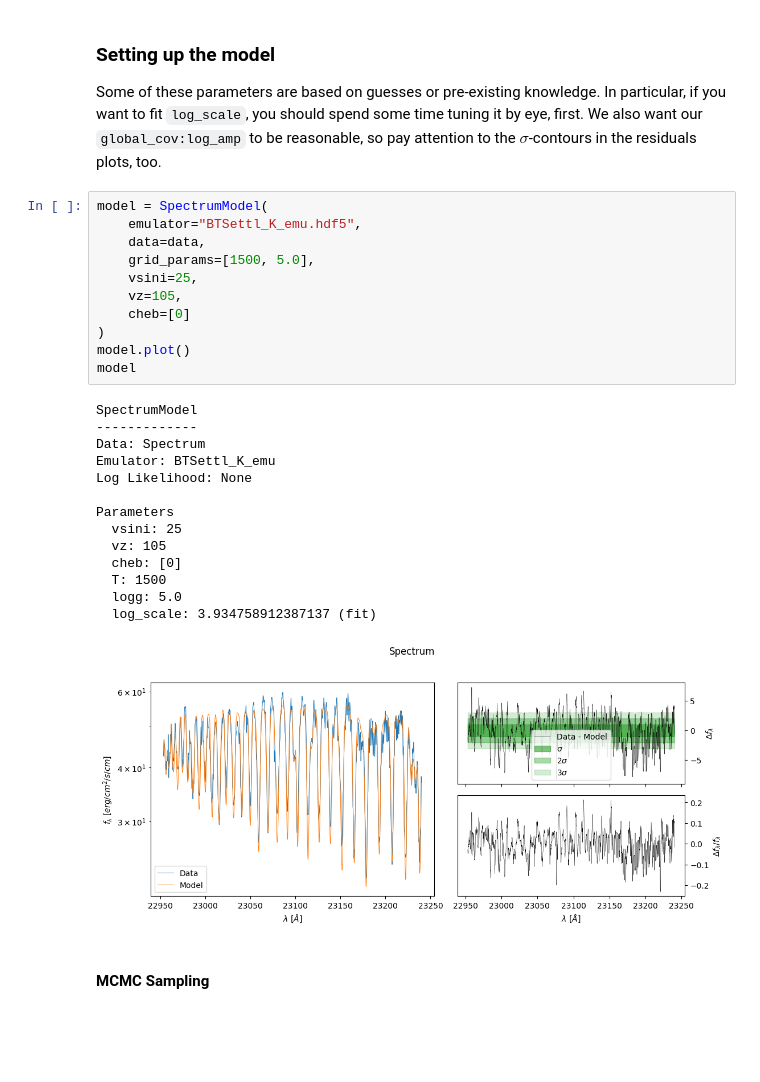
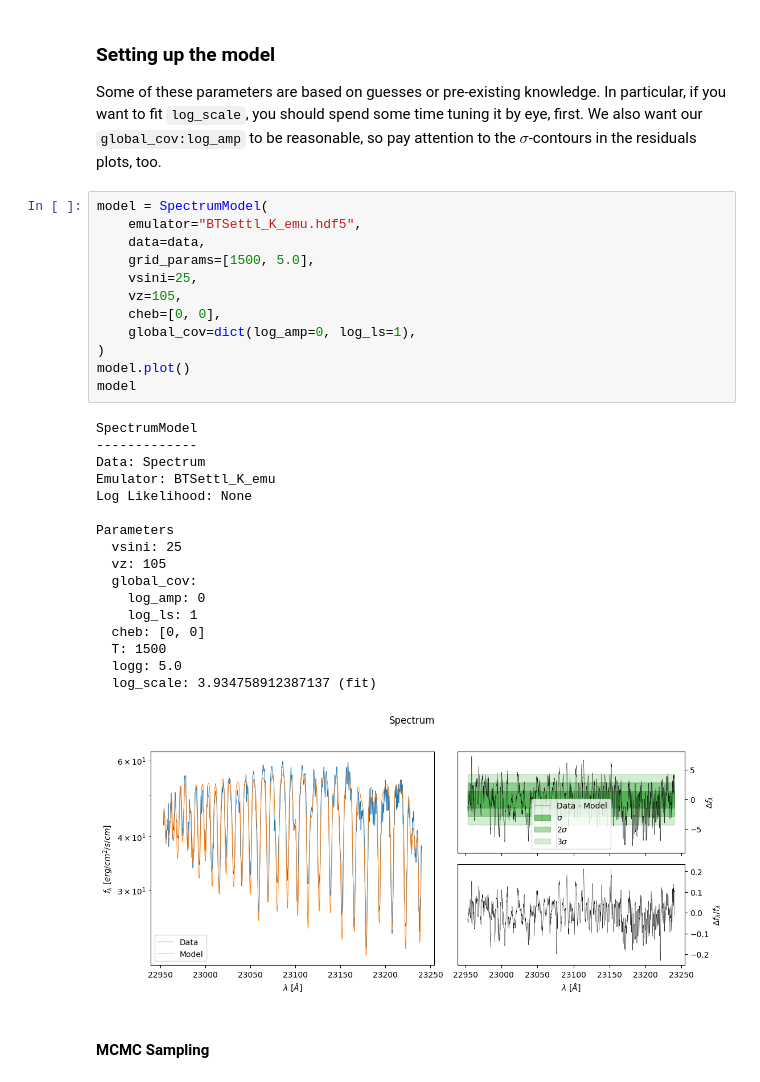
Before and after one commit to alphalyncis/dopplerimg, a Jupyter notebook: code/starfish/single_order_trial.ipynb, the cells around one changed output. Saved outputs shown, nothing was run; the diff lists cells and outputs as text; blank space fills up the shorter version.

```diff
--- a/code/starfish/single_order_trial.ipynb
+++ b/code/starfish/single_order_trial.ipynb
@@ -59,29 +59,33 @@ Some of these parameters are based on guesses or pre-existing knowledge. In part
 # %%
 model = SpectrumModel(
     emulator="BTSettl_K_emu.hdf5",
     data=data,
     grid_params=[1500, 5.0],
     vsini=25,
     vz=105,
-    cheb=[0]
+    cheb=[0, 0],
+    global_cov=dict(log_amp=0, log_ls=1),
 )
 model.plot()
 model
 # %% [output]
 SpectrumModel
 -------------
 Data: Spectrum
 Emulator: BTSettl_K_emu
 Log Likelihood: None
 
 Parameters
   vsini: 25
   vz: 105
-  cheb: [0]
+  global_cov:
+    log_amp: 0
+    log_ls: 1
+  cheb: [0, 0]
   T: 1500
   logg: 5.0
   log_scale: 3.934758912387137 (fit)
-[figure, old version]
+[figure, new version]
 # %% [markdown]
 #### MCMC Sampling
 # %% [markdown]
```
Also changed, not shown: parts of 14 cells of this notebook, 2 other files.
